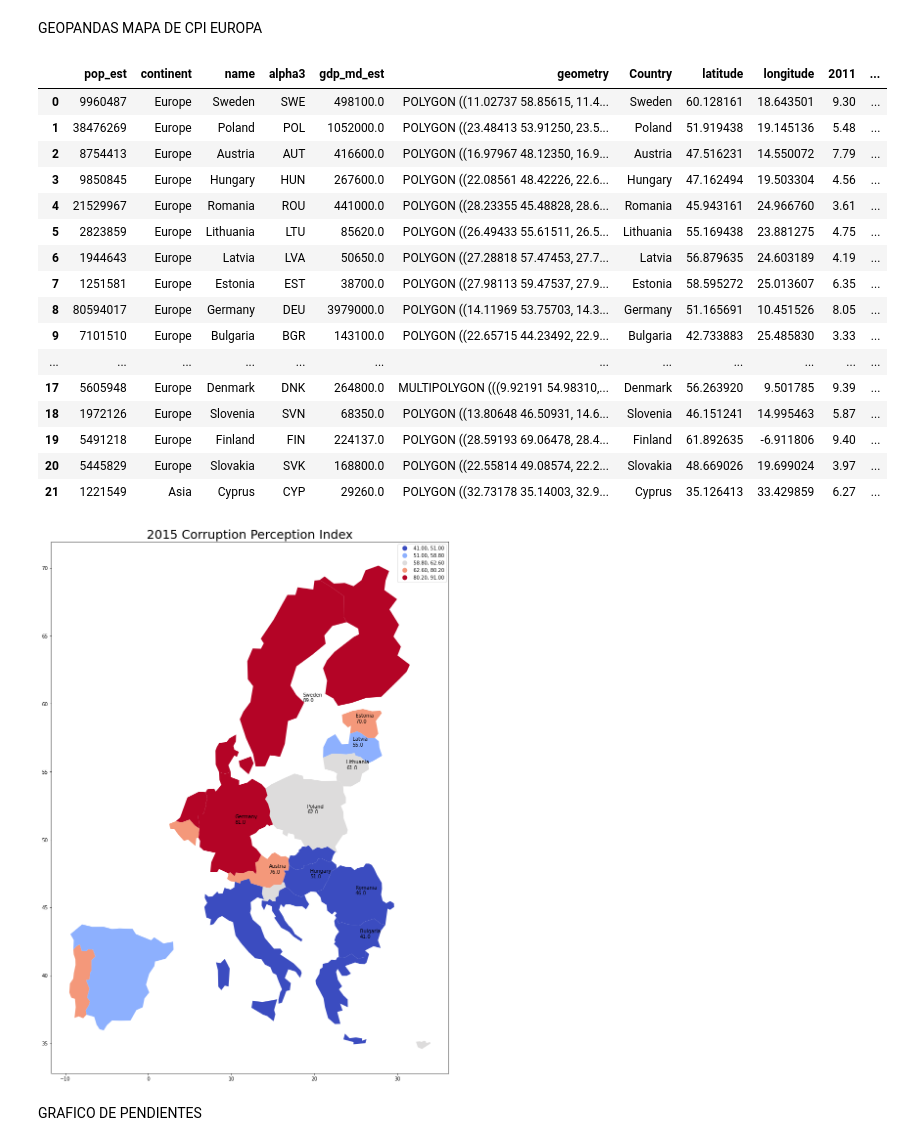
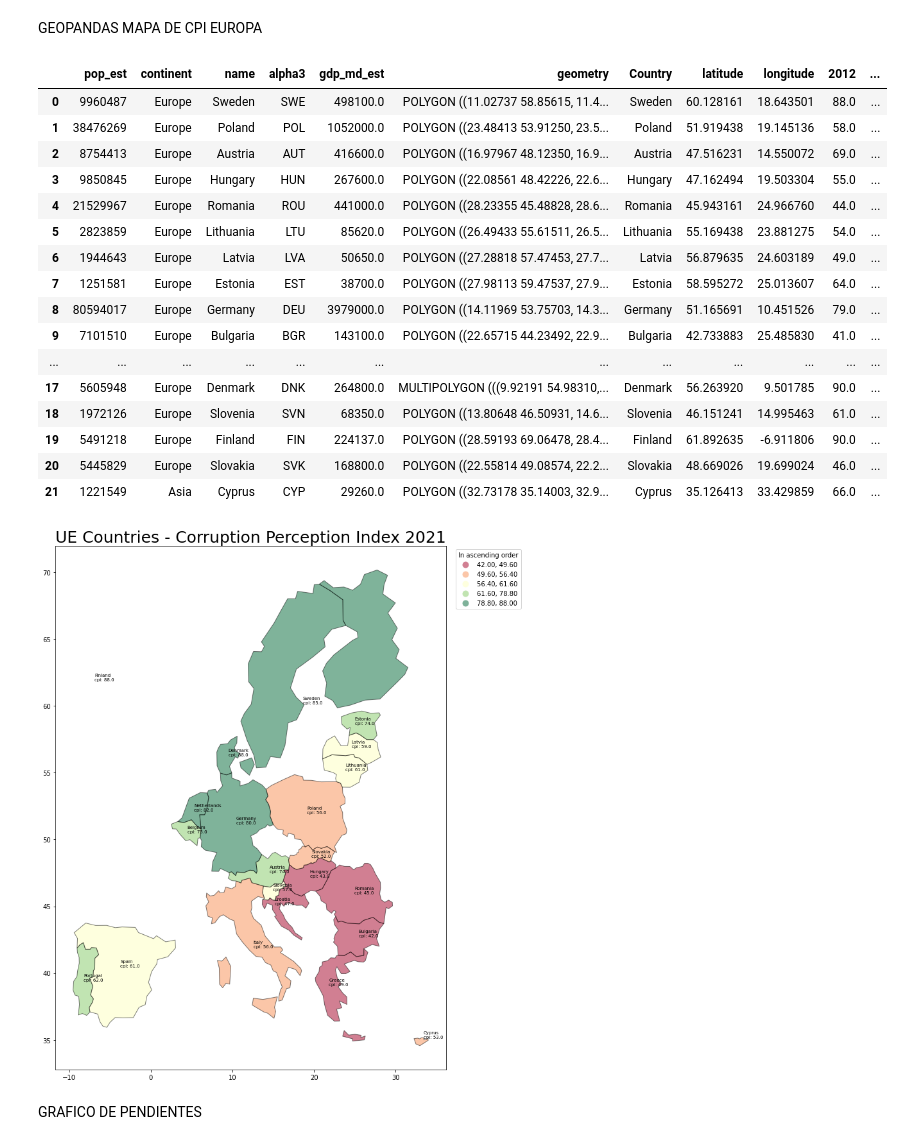
Before and after one commit to fduartej/data_visualization_python, a Jupyter notebook: notebook/CorrupcionPercepcionIndex.ipynb, the cells around one changed output. Drawn from its saved outputs; the diff is of its cells as text; code cells hidden in the pictures.

```diff
--- a/notebook/CorrupcionPercepcionIndex.ipynb
+++ b/notebook/CorrupcionPercepcionIndex.ipynb
@@ -172,8 +172,7 @@ def alpha3code(column):
 
 # Import seaborn
 # https://github.com/datasets/corruption-perceptions-index/blob/master/data/cpi.csv
-cpi = pd.read_csv('cpi.csv')
-cpi = cpi.rename(columns={"Jurisdiction": "Country"})
+cpi = pd.read_csv('cpi.csv',delimiter=";")
 
 
 #https://github.com/melanieshi0120/COVID-19_global_time_series_panel_data/blob/master/data/countries_latitude_longitude.csv
@@ -225,6 +223,6 @@ cpiEuropa = cpi[(cpi.Country == 'Germany') | (cpi.Country =='Belgium') | (cpi.Co
     ]
 
 #cpiEuropa = cpiEuropa.reset_index(drop=True).set_index('Jurisdiction')
-cpiEuropa = cpiEuropa[['Country','alpha3','latitude','longitude','2011','2012','2013','2014','2015']]
+cpiEuropa = cpiEuropa[['Country','alpha3','latitude','longitude','2012','2013','2014','2015','2016','2017','2018','2019','2020','2021']]
 cpiEuropa
 # %% [output]
@@ -254,11 +252,17 @@ cpiEuropa
 #cpiEuropa['2008'] = cpiEuropa['2008'].astype(float)
 #cpiEuropa['2009'] = cpiEuropa['2009'].astype(float)
 #cpiEuropa['2010'] = cpiEuropa['2010'].astype(float)
-cpiEuropa['2011'] = cpiEuropa['2011'].astype(float)
+
 cpiEuropa['2012'] = cpiEuropa['2012'].astype(float)
 cpiEuropa['2013'] = cpiEuropa['2013'].astype(float)
 cpiEuropa['2014'] = cpiEuropa['2014'].astype(float)
 cpiEuropa['2015'] = cpiEuropa['2015'].astype(float)
+cpiEuropa['2016'] = cpiEuropa['2016'].astype(float)
+cpiEuropa['2017'] = cpiEuropa['2017'].astype(float)
+cpiEuropa['2018'] = cpiEuropa['2018'].astype(float)
+cpiEuropa['2019'] = cpiEuropa['2019'].astype(float)
+cpiEuropa['2020'] = cpiEuropa['2020'].astype(float)
+cpiEuropa['2021'] = cpiEuropa['2021'].astype(float)
 
 cpiEuropa.info()
 # %% [output]
@@ -292,38 +297,45 @@ mapa=pd.merge(world,cpiEuropa,on='alpha3')
 
 mapa
 # %% [output]
-|  | pop_est | continent | name | alpha3 | gdp_md_est | geometry | Country | latitude | longitude | 2011 | ... |
-| 0 | 9960487 | Europe | Sweden | SWE | 498100.0 | POLYGON ((11.02737 58.85615, 11.4... | Sweden | 60.128161 | 18.643501 | 9.30 | ... |
-| 1 | 38476269 | Europe | Poland | POL | 1052000.0 | POLYGON ((23.48413 53.91250, 23.5... | Poland | 51.919438 | 19.145136 | 5.48 | ... |
-| 2 | 8754413 | Europe | Austria | AUT | 416600.0 | POLYGON ((16.97967 48.12350, 16.9... | Austria | 47.516231 | 14.550072 | 7.79 | ... |
-| 3 | 9850845 | Europe | Hungary | HUN | 267600.0 | POLYGON ((22.08561 48.42226, 22.6... | Hungary | 47.162494 | 19.503304 | 4.56 | ... |
-| 4 | 21529967 | Europe | Romania | ROU | 441000.0 | POLYGON ((28.23355 45.48828, 28.6... | Romania | 45.943161 | 24.966760 | 3.61 | ... |
-| 5 | 2823859 | Europe | Lithuania | LTU | 85620.0 | POLYGON ((26.49433 55.61511, 26.5... | Lithuania | 55.169438 | 23.881275 | 4.75 | ... |
-| 6 | 1944643 | Europe | Latvia | LVA | 50650.0 | POLYGON ((27.28818 57.47453, 27.7... | Latvia | 56.879635 | 24.603189 | 4.19 | ... |
-| 7 | 1251581 | Europe | Estonia | EST | 38700.0 | POLYGON ((27.98113 59.47537, 27.9... | Estonia | 58.595272 | 25.013607 | 6.35 | ... |
-| 8 | 80594017 | Europe | Germany | DEU | 3979000.0 | POLYGON ((14.11969 53.75703, 14.3... | Germany | 51.165691 | 10.451526 | 8.05 | ... |
-| 9 | 7101510 | Europe | Bulgaria | BGR | 143100.0 | POLYGON ((22.65715 44.23492, 22.9... | Bulgaria | 42.733883 | 25.485830 | 3.33 | ... |
+|  | pop_est | continent | name | alpha3 | gdp_md_est | geometry | Country | latitude | longitude | 2012 | ... |
+| 0 | 9960487 | Europe | Sweden | SWE | 498100.0 | POLYGON ((11.02737 58.85615, 11.4... | Sweden | 60.128161 | 18.643501 | 88.0 | ... |
+| 1 | 38476269 | Europe | Poland | POL | 1052000.0 | POLYGON ((23.48413 53.91250, 23.5... | Poland | 51.919438 | 19.145136 | 58.0 | ... |
+| 2 | 8754413 | Europe | Austria | AUT | 416600.0 | POLYGON ((16.97967 48.12350, 16.9... | Austria | 47.516231 | 14.550072 | 69.0 | ... |
+| 3 | 9850845 | Europe | Hungary | HUN | 267600.0 | POLYGON ((22.08561 48.42226, 22.6... | Hungary | 47.162494 | 19.503304 | 55.0 | ... |
+| 4 | 21529967 | Europe | Romania | ROU | 441000.0 | POLYGON ((28.23355 45.48828, 28.6... | Romania | 45.943161 | 24.966760 | 44.0 | ... |
+| 5 | 2823859 | Europe | Lithuania | LTU | 85620.0 | POLYGON ((26.49433 55.61511, 26.5... | Lithuania | 55.169438 | 23.881275 | 54.0 | ... |
+| 6 | 1944643 | Europe | Latvia | LVA | 50650.0 | POLYGON ((27.28818 57.47453, 27.7... | Latvia | 56.879635 | 24.603189 | 49.0 | ... |
+| 7 | 1251581 | Europe | Estonia | EST | 38700.0 | POLYGON ((27.98113 59.47537, 27.9... | Estonia | 58.595272 | 25.013607 | 64.0 | ... |
+| 8 | 80594017 | Europe | Germany | DEU | 3979000.0 | POLYGON ((14.11969 53.75703, 14.3... | Germany | 51.165691 | 10.451526 | 79.0 | ... |
+| 9 | 7101510 | Europe | Bulgaria | BGR | 143100.0 | POLYGON ((22.65715 44.23492, 22.9... | Bulgaria | 42.733883 | 25.485830 | 41.0 | ... |
 | ... | ... | ... | ... | ... | ... | ... | ... | ... | ... | ... | ... |
-| 17 | 5605948 | Europe | Denmark | DNK | 264800.0 | MULTIPOLYGON (((9.92191 54.98310,... | Denmark | 56.263920 | 9.501785 | 9.39 | ... |
-| 18 | 1972126 | Europe | Slovenia | SVN | 68350.0 | POLYGON ((13.80648 46.50931, 14.6... | Slovenia | 46.151241 | 14.995463 | 5.87 | ... |
-| 19 | 5491218 | Europe | Finland | FIN | 224137.0 | POLYGON ((28.59193 69.06478, 28.4... | Finland | 61.892635 | -6.911806 | 9.40 | ... |
-| 20 | 5445829 | Europe | Slovakia | SVK | 168800.0 | POLYGON ((22.55814 49.08574, 22.2... | Slovakia | 48.669026 | 19.699024 | 3.97 | ... |
-| 21 | 1221549 | Asia | Cyprus | CYP | 29260.0 | POLYGON ((32.73178 35.14003, 32.9... | Cyprus | 35.126413 | 33.429859 | 6.27 | ... |
+| 17 | 5605948 | Europe | Denmark | DNK | 264800.0 | MULTIPOLYGON (((9.92191 54.98310,... | Denmark | 56.263920 | 9.501785 | 90.0 | ... |
+| 18 | 1972126 | Europe | Slovenia | SVN | 68350.0 | POLYGON ((13.80648 46.50931, 14.6... | Slovenia | 46.151241 | 14.995463 | 61.0 | ... |
+| 19 | 5491218 | Europe | Finland | FIN | 224137.0 | POLYGON ((28.59193 69.06478, 28.4... | Finland | 61.892635 | -6.911806 | 90.0 | ... |
+| 20 | 5445829 | Europe | Slovakia | SVK | 168800.0 | POLYGON ((22.55814 49.08574, 22.2... | Slovakia | 48.669026 | 19.699024 | 46.0 | ... |
+| 21 | 1221549 | Asia | Cyprus | CYP | 29260.0 | POLYGON ((32.73178 35.14003, 32.9... | Cyprus | 35.126413 | 33.429859 | 66.0 | ... |
 # %%
 # plot cpi europa 2015
-mapa.plot(column='2015', scheme="quantiles",
-           figsize=(25, 20),
-           legend=True,cmap='coolwarm')
-plt.title('2015 Corruption Perception Index',fontsize=25)
+ax = mapa.plot(column='2021', scheme="quantiles",
+           figsize=(25, 15),alpha=0.5, edgecolor='k',
+           cmap='RdYlGn',legend=True)
+
+
+plt.title('UE Countries - Corruption Perception Index 2021',fontsize=25)
 # add countries names and numbers
-for i in range(0,10):
+for i in range(0,22):
     plt.text(float(mapa.longitude[i]),
              float(mapa.latitude[i]),
-             "{}\n{}".format(mapa.name[i],mapa['2015'][i]),
-             size=10)
+             "{}\ncpi: {}".format(mapa.name[i],mapa['2021'][i]),
+             size=7)
+
+leg = ax.get_legend()
+leg.set_bbox_to_anchor((1.2,1))
+leg.set_title("In ascending order")
 plt.show()
+# https://en.wikipedia.org/wiki/Corruption_Perceptions_Index
 # %% [output]
-[figure, old version]
+[figure, new version]
 # %% [markdown]
 GRAFICO DE PENDIENTES
 # %%
```
Also changed, not shown: parts of 13 cells of this notebook.
